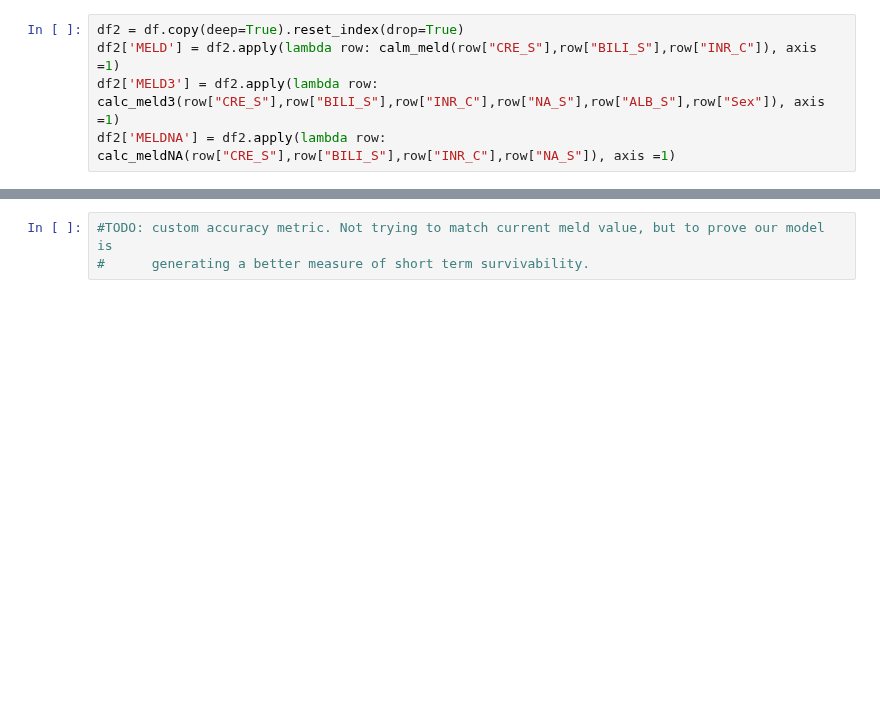
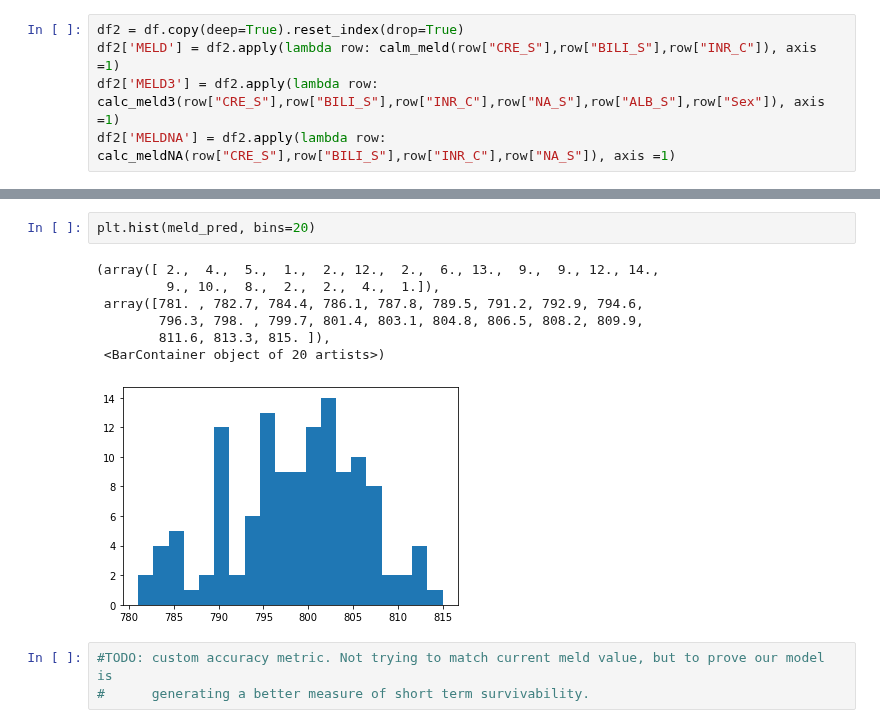
Before and after one commit to wisniemj/CS8321, a Jupyter notebook: finalPaper/finalPaper.ipynb, the cells around one changed output, grey strips where cells are left out. Saved outputs shown, nothing was run; the diff lists cells and outputs as text; blank space fills up the shorter version.

```diff
--- a/finalPaper/finalPaper.ipynb
+++ b/finalPaper/finalPaper.ipynb
@@ -258,3 +298,13 @@ Epoch 50/50
+# %%
+plt.hist(meld_pred, bins=20)
+# %% [output]
+(array([ 2.,  4.,  5.,  1.,  2., 12.,  2.,  6., 13.,  9.,  9., 12., 14.,
+         9., 10.,  8.,  2.,  2.,  4.,  1.]),
+ array([781. , 782.7, 784.4, 786.1, 787.8, 789.5, 791.2, 792.9, 794.6,
+        796.3, 798. , 799.7, 801.4, 803.1, 804.8, 806.5, 808.2, 809.9,
+        811.6, 813.3, 815. ]),
+ <BarContainer object of 20 artists>)
+[figure, added]
 # %%
 #TODO: custom accuracy metric. Not trying to match current meld value, but to prove our model is
 #      generating a better measure of short term survivability.
```
Also changed, not shown: parts of 12 cells of this notebook.
